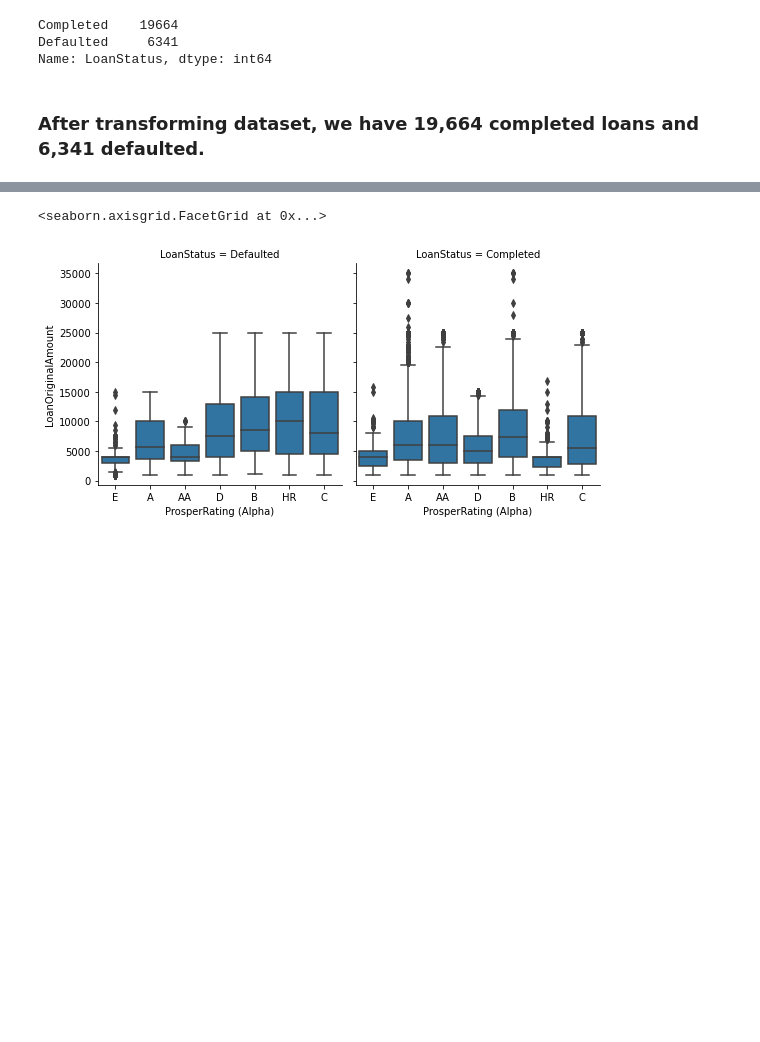
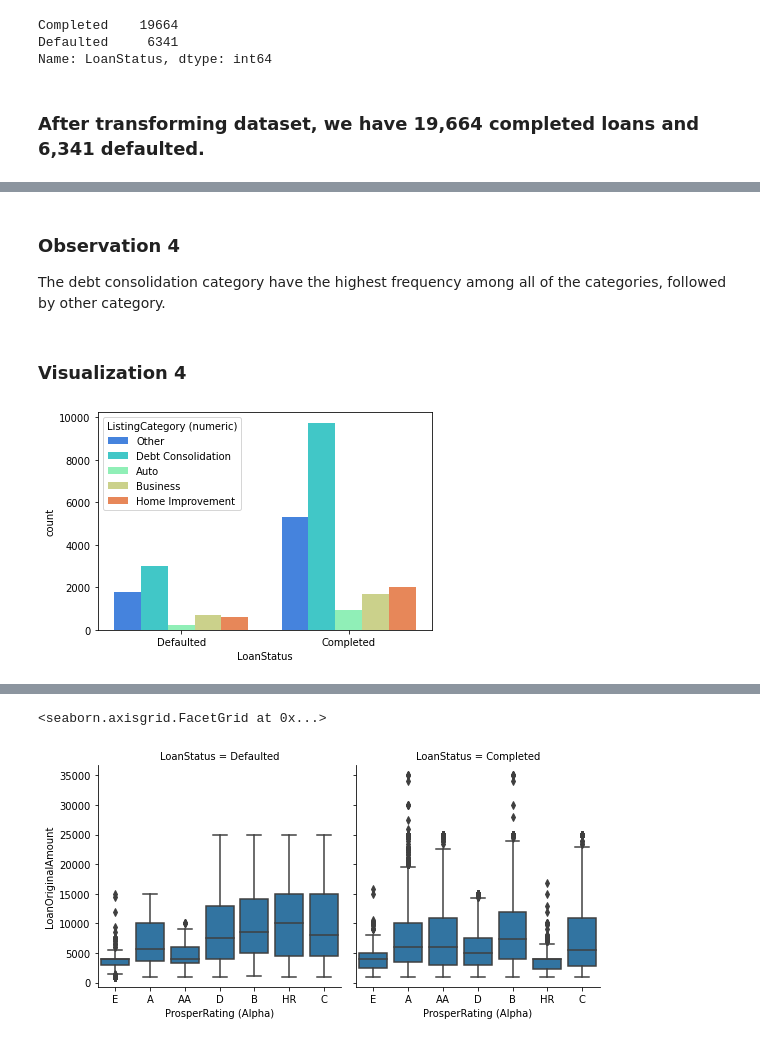
Before and after one commit to EnochAy/Udacity-Nanodegree-Data-Analyst---Data-Visualization-Project, a Jupyter notebook: Final Submission/Slide_Deck.ipynb, the cells around one changed output, grey strips where cells are left out. Saved outputs shown, nothing was run; the diff lists cells and outputs as text; code cells hidden in the pictures; blank space fills up the shorter version.

```diff
--- a/Final Submission/Slide_Deck.ipynb
+++ b/Final Submission/Slide_Deck.ipynb
@@ -124,0 +154,10 @@ sns.countplot(x = 'LoanStatus', hue = 'EmploymentStatus', data = target_df, colo
+# %% [markdown]
+### Observation 4
+
+The debt consolidation category have the highest frequency among all of the categories, followed by other category.
+# %% [markdown]
+### Visualization 4
+# %%
+count_plotter('LoanStatus', 'ListingCategory (numeric)', target_df, base_color, palette = 'rainbow')
+# %% [output]
+[figure, added]
```
Also changed, not shown: parts of 29 cells of this notebook, 5 other files.
